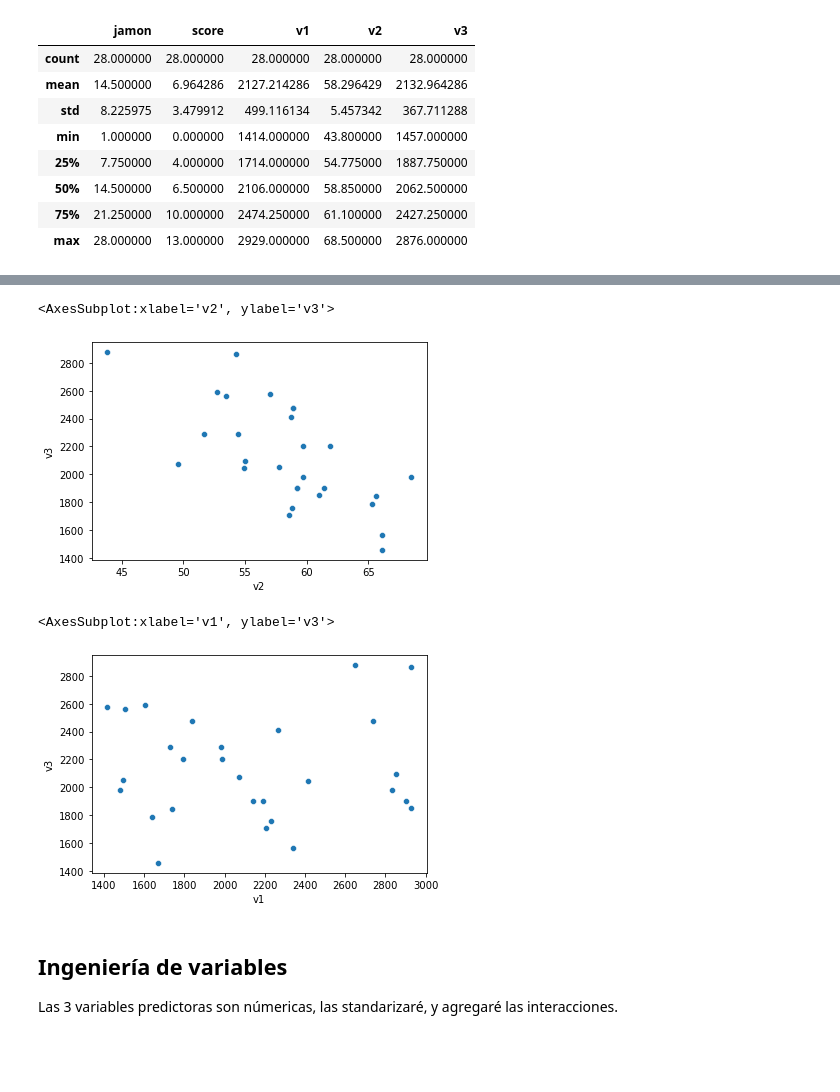
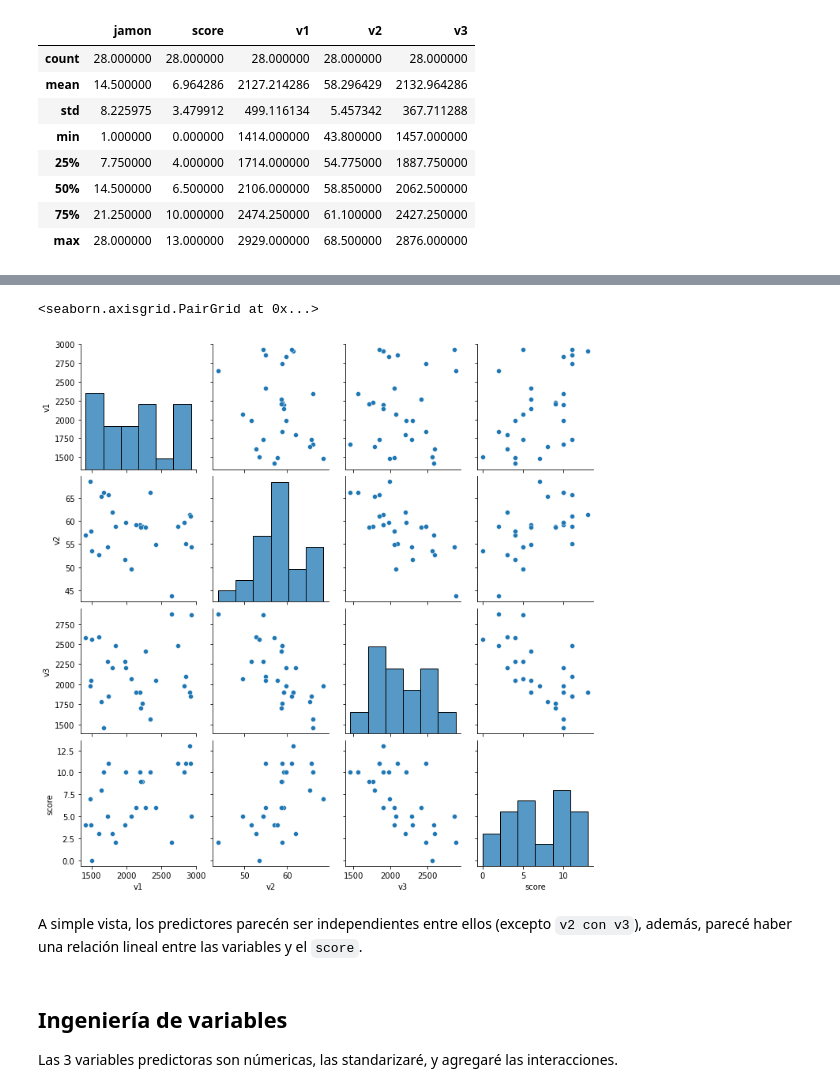
Before and after one commit to yoselalberto/truehome_prueba_tecnica, a Jupyter notebook: research/desafio_para_hacerla_de_jamon.ipynb, the cells around one changed output, grey strips where cells are left out. Drawn from its saved outputs; the diff is of its cells as text; code cells hidden in the pictures; blank space fills up the shorter version.

```diff
--- a/research/desafio_para_hacerla_de_jamon.ipynb
+++ b/research/desafio_para_hacerla_de_jamon.ipynb
@@ -85,13 +85,11 @@ scatterplot(data = predictores, x = 'v1', y = 'v2')
-# %%
-scatterplot(data = predictores, x = 'v2', y = 'v3')
-# %% [output]
-<AxesSubplot:xlabel='v2', ylabel='v3'>
-[figure, removed]
-# %%
-scatterplot(data = predictores, x = 'v1', y = 'v3')
-# %% [output]
-<AxesSubplot:xlabel='v1', ylabel='v3'>
-[figure, removed]
+# %%
+# gráficas de dispersión de las variables
+pairplot(jamones_calificados[columnas_predictoras + columna_objetivo])
+# %% [output]
+<seaborn.axisgrid.PairGrid at 0x...>
+[figure, added]
+# %% [markdown]
+A simple vista, los predictores parecén ser independientes entre ellos (excepto `v2 con v3`), además, parecé haber una relación lineal entre las variables y el `score`.
 # %% [markdown]
 ## Ingeniería de variables
 Las 3 variables predictoras son númericas, las standarizaré, y agregaré las interacciones.
```
Also changed, not shown: parts of 16 cells of this notebook.
